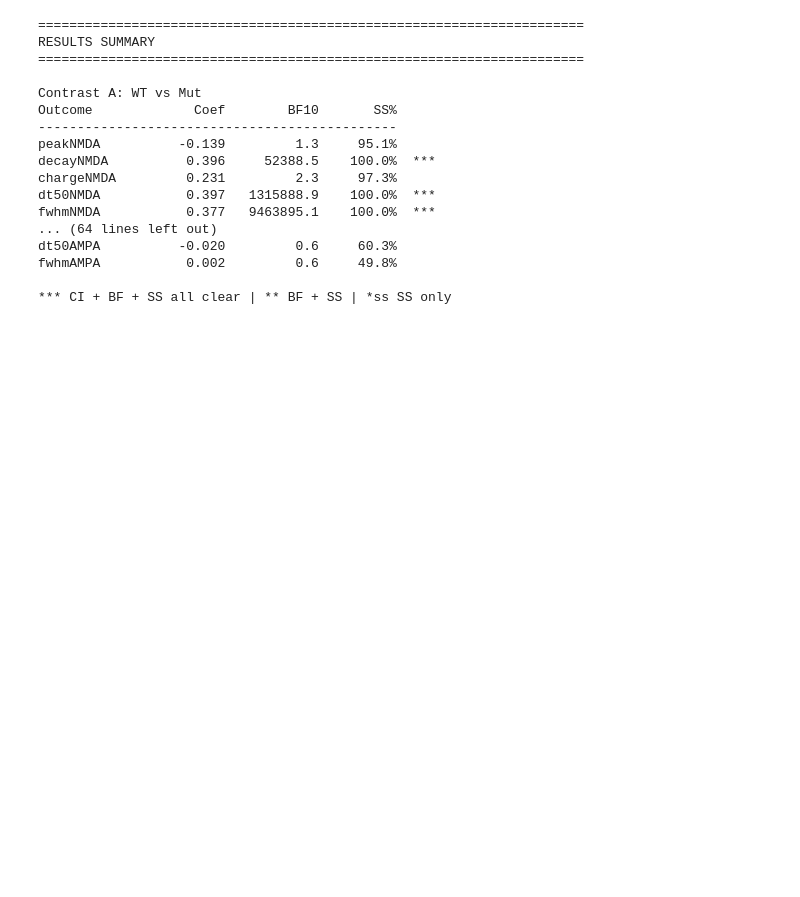
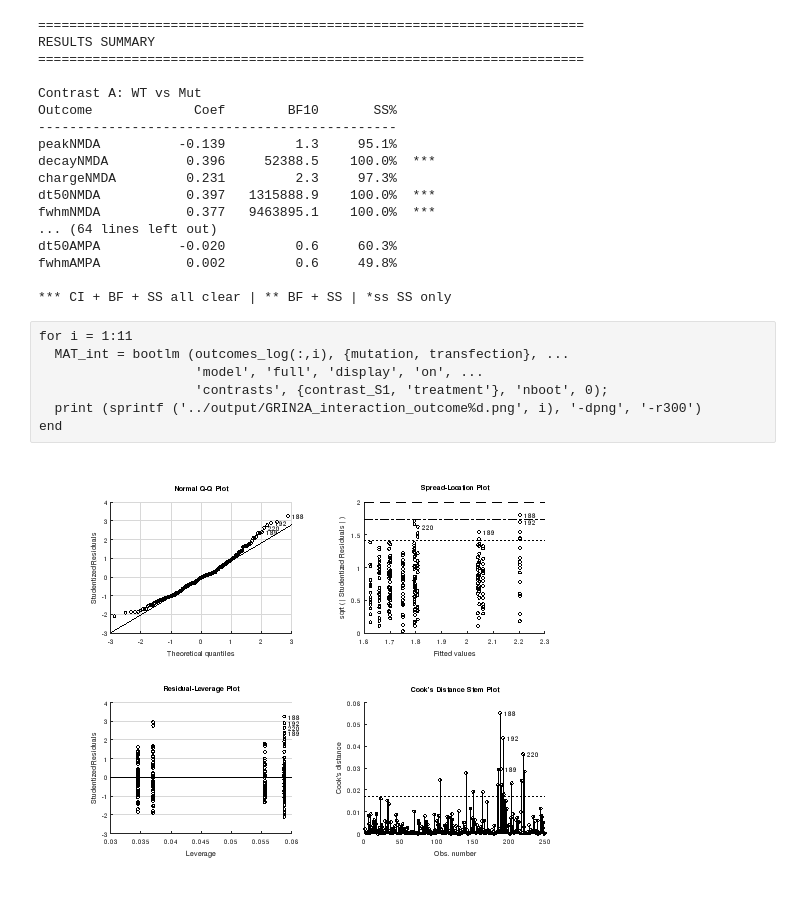
Before and after one commit to rashikafouzia9-png/GRIN2A-multivariate, a Jupyter notebook: notebooks/GRIN2A-mutant.ipynb, the cells around one changed output. Drawn from its saved outputs; the diff is of its cells as text; blank space fills up the shorter version.

```diff
--- a/notebooks/GRIN2A-mutant.ipynb
+++ b/notebooks/GRIN2A-mutant.ipynb
@@ -344,3 +445,12 @@ dt50AMPA          -0.020         0.6     60.3%
 fwhmAMPA           0.002         0.6     49.8%
 
 *** CI + BF + SS all clear | ** BF + SS | *ss SS only
+# %%
+for i = 1:11
+  MAT_int = bootlm (outcomes_log(:,i), {mutation, transfection}, ...
+                    'model', 'full', 'display', 'on', ...
+                    'contrasts', {contrast_S1, 'treatment'}, 'nboot', 0);
+  print (sprintf ('../output/GRIN2A_interaction_outcome%d.png', i), '-dpng', '-r300')
+end
+# %% [output]
+[figure, added]
```
Also changed, not shown: parts of 12 cells of this notebook, 11 other files.
